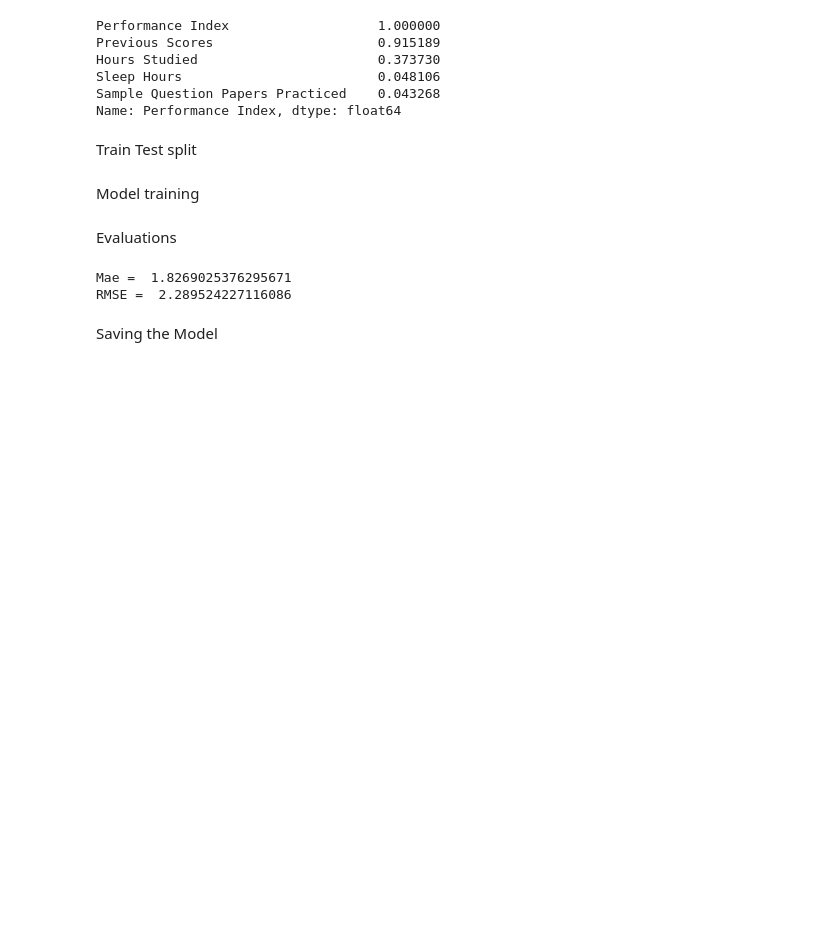
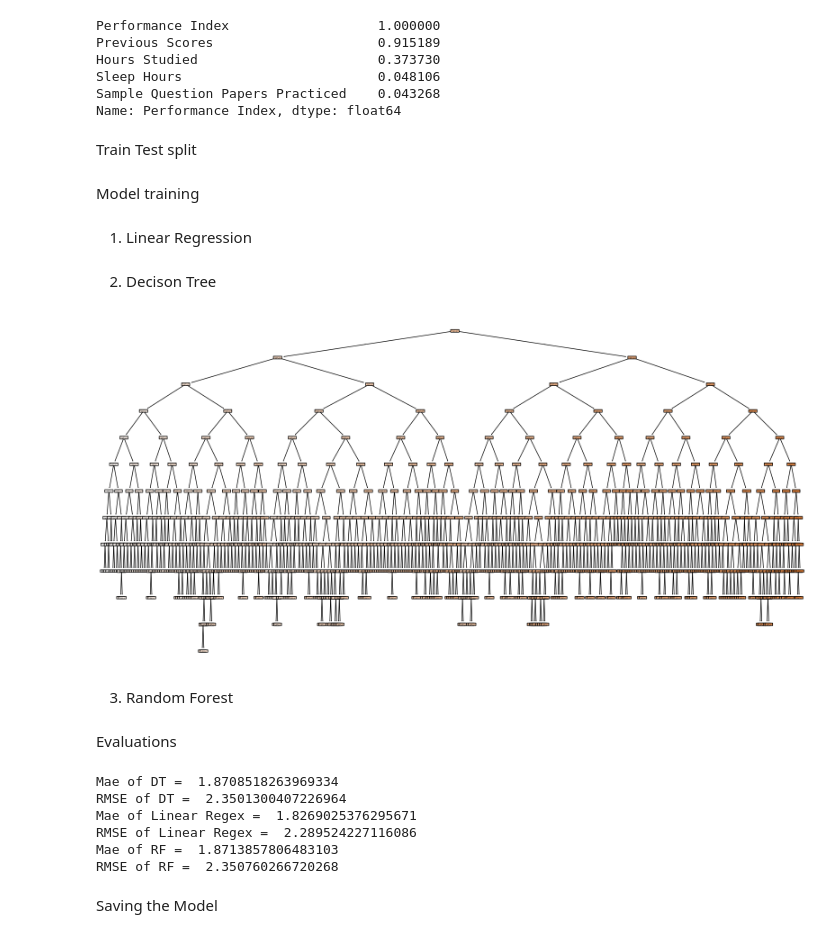
Before and after one commit to prianshu-kumar/Student-score-prediction, a Jupyter notebook: notebook/main.ipynb, the cells around one changed output. Saved outputs shown, nothing was run; the diff lists cells and outputs as text; code cells hidden in the pictures; blank space fills up the shorter version.

```diff
--- a/notebook/main.ipynb
+++ b/notebook/main.ipynb
@@ -33,8 +33,35 @@ from sklearn.model_selection import train_test_split
 x_train, x_test, y_train, y_test = train_test_split(x,y,test_size = 0.2, random_state=42)
 # %% [markdown]
 Model training
+# %% [markdown]
+1. Linear Regression
 # %%
 from sklearn.linear_model import LinearRegression
-clf = LinearRegression()
-clf.fit(x_train,y_train)
-predictions = clf.predict(x_test)
+clflr = LinearRegression()
+clflr.fit(x_train,y_train)
+predictionslr = clflr.predict(x_test)
+# %% [markdown]
+2. Decison Tree
+# %%
+from sklearn.tree import DecisionTreeRegressor
+clfdt = DecisionTreeRegressor()
+clfdt.fit(x_train,y_train)
+predictionsdt = clfdt.predict(x_test)
+# %%
+from sklearn import tree
+import matplotlib.pyplot as plt
+
+plt.figure(figsize=(20,10))
+
+tree.plot_tree(
+    clfdt,                      # your trained DecisionTreeClassifier/Regressor
+    feature_names=x.columns,    # or list of feature names
+    filled=True,
+    rounded=True
+)
+
+plt.show()
+# %% [output]
+[figure, added]
+# %% [markdown]
+3. Random Forest
@@ -42,13 +74,25 @@ predictions = clf.predict(x_test)
 Evaluations
 # %%
 from sklearn.metrics import mean_absolute_error,root_mean_squared_error
-mae = mean_absolute_error(y_test,predictions)
-rmse = root_mean_squared_error(y_test,predictions)
-print("Mae = ",mae)
-print("RMSE = ",rmse)
+maedt = mean_absolute_error(y_test,predictionsdt)
+rmsedt = root_mean_squared_error(y_test,predictionsdt)
+print("Mae of DT = ",maedt)
+print("RMSE of DT = ",rmsedt)
+maelr = mean_absolute_error(y_test,predictionslr)
+rmselr = root_mean_squared_error(y_test,predictionslr)
+print("Mae of Linear Regex = ",maelr)
+print("RMSE of Linear Regex = ",rmselr)
+maerf = mean_absolute_error(y_test,predictionsrf)
+rmserf = root_mean_squared_error(y_test,predictionsrf)
+print("Mae of RF = ",maerf)
+print("RMSE of RF = ",rmserf)
 # %% [output]
-Mae =  1.8269025376295671
-RMSE =  2.289524227116086
+Mae of DT =  1.8708518263969334
+RMSE of DT =  2.3501300407226964
+Mae of Linear Regex =  1.8269025376295671
+RMSE of Linear Regex =  2.289524227116086
+Mae of RF =  1.8713857806483103
+RMSE of RF =  2.350760266720268
 # %% [markdown]
 Saving the Model
 # %%
```
Also changed, not shown: parts of 2 cells of this notebook.
